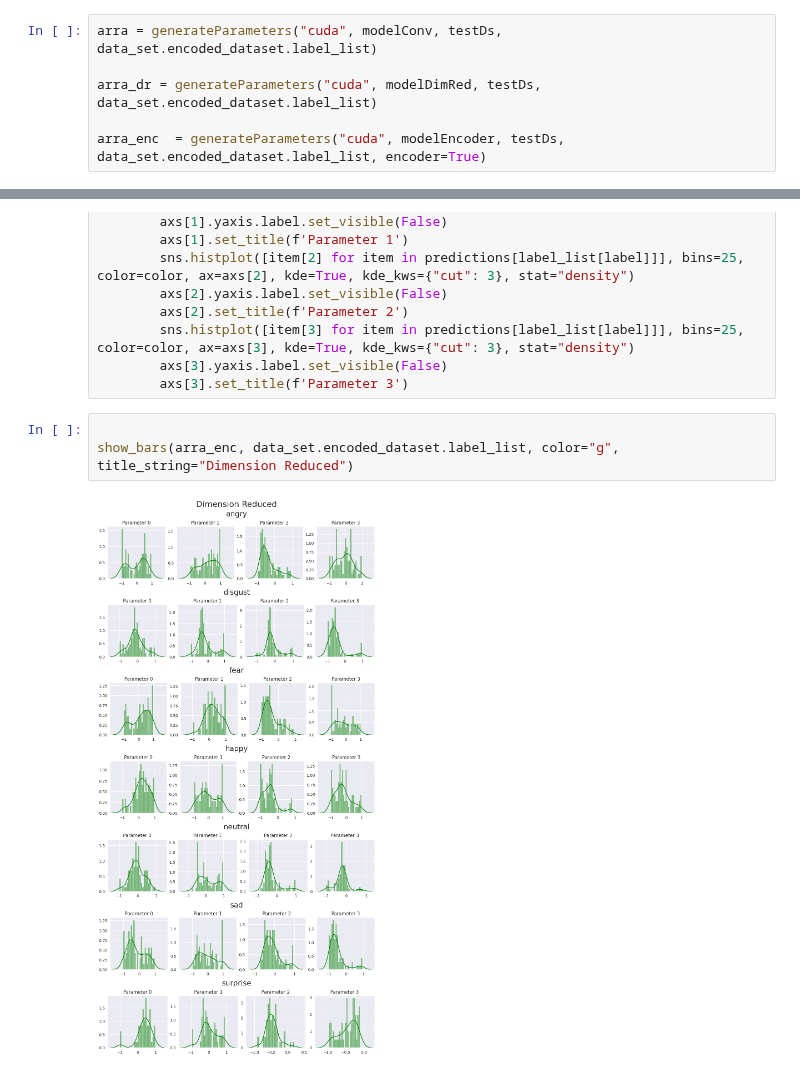
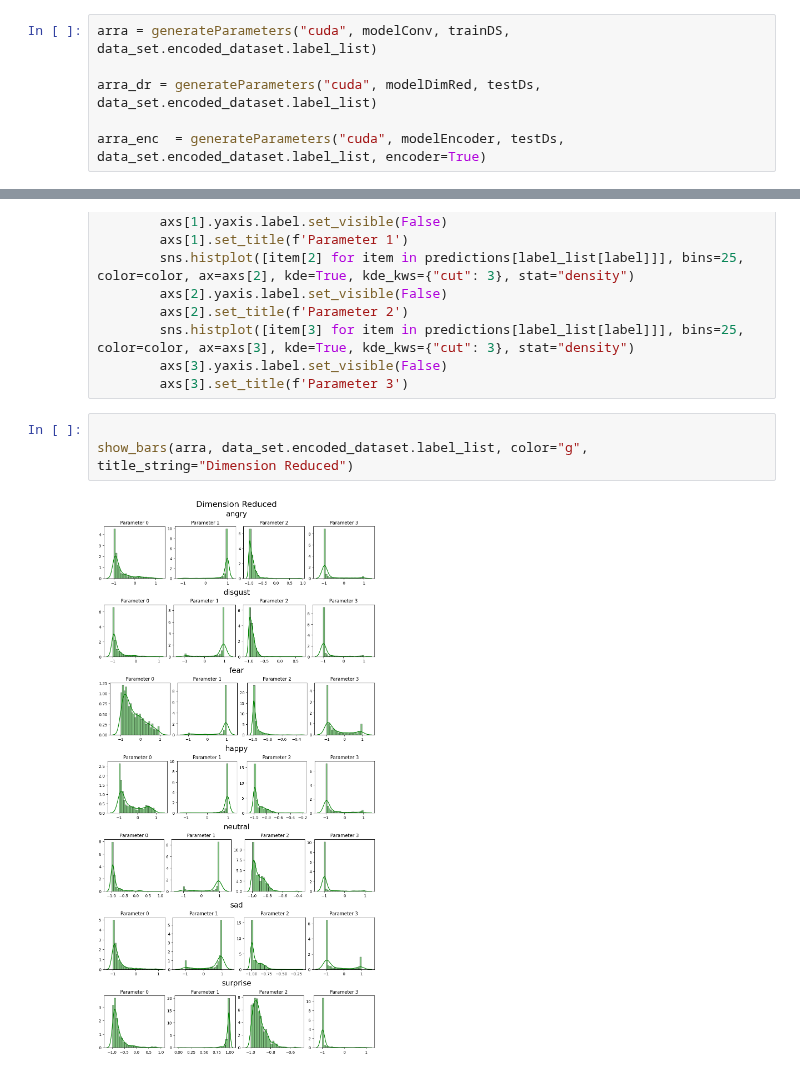
Before and after one commit to BlackFox1197/masterarbeit_programming, a Jupyter notebook: notebooks/eval_notebooks/dimensions_evaluation.ipynb, the cells around one changed output, grey strips where cells are left out. Saved outputs shown, nothing was run; the diff lists cells and outputs as text.

```diff
--- a/notebooks/eval_notebooks/dimensions_evaluation.ipynb
+++ b/notebooks/eval_notebooks/dimensions_evaluation.ipynb
@@ -92,7 +92,7 @@ def write_latex(fileName, string):
     file.write(string)
     file.close()
 # %%
-arra = generateParameters("cuda", modelConv, testDs, data_set.encoded_dataset.label_list)
+arra = generateParameters("cuda", modelConv, trainDS, data_set.encoded_dataset.label_list)
 
 arra_dr = generateParameters("cuda", modelDimRed, testDs, data_set.encoded_dataset.label_list)
 
@@ -145,6 +154,6 @@ def show_bars(predictions, label_list, color="r", title_string = ""):
         axs[3].set_title(f'Parameter 3')
 # %%
 
-show_bars(arra_enc, data_set.encoded_dataset.label_list, color="g", title_string="Dimension Reduced")
+show_bars(arra, data_set.encoded_dataset.label_list, color="g", title_string="Dimension Reduced")
 # %% [output]
-[figure, old version]
+[figure, new version]
```
Also changed, not shown: parts of 2 cells of this notebook, 12 other files.
